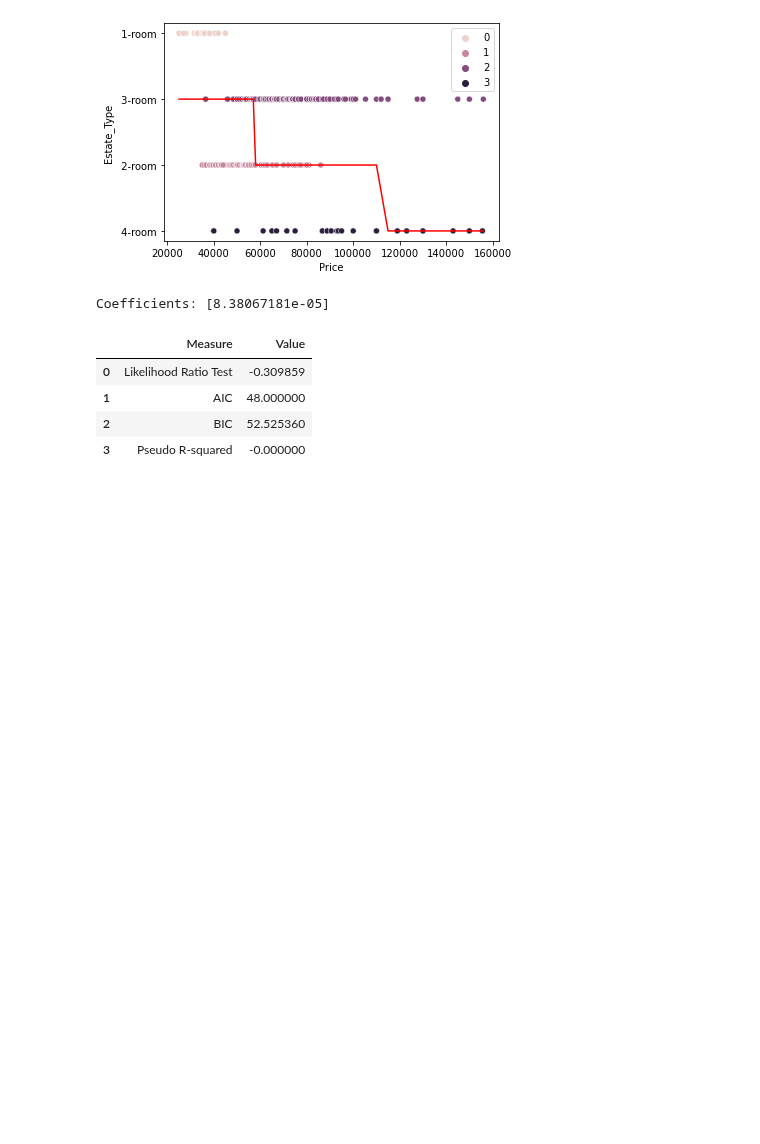
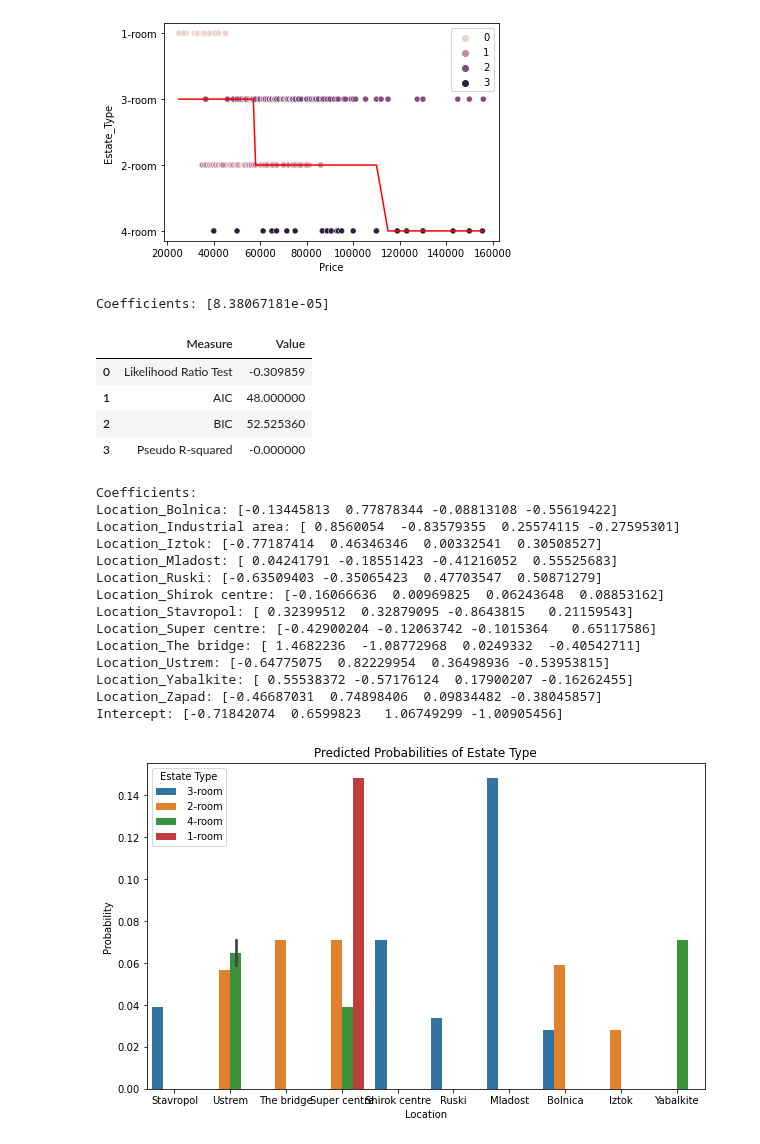
Before and after one commit to StefanRaychev/Web-scraping-and-data-analysis-of-estate-market, a Jupyter notebook: Scraping.ipynb, the cells around one changed output. Saved outputs shown, nothing was run; the diff lists cells and outputs as text; code cells hidden in the pictures; blank space fills up the shorter version.

```diff
--- a/Scraping.ipynb
+++ b/Scraping.ipynb
@@ -632,3 +632,73 @@ results_df
 | 1 | AIC | 48.000000 |
 | 2 | BIC | 52.525360 |
 | 3 | Pseudo R-squared | -0.000000 |
+# %%
+import pandas as pd
+import seaborn as sns
+import matplotlib.pyplot as plt
+from sklearn.model_selection import train_test_split
+from sklearn.linear_model import LogisticRegression
+from sklearn.preprocessing import OneHotEncoder
+from sklearn.compose import ColumnTransformer
+
+# Encode categorical variables
+df = df_estate_collection_all.copy()
+
+import pandas as pd
+import seaborn as sns
+import matplotlib.pyplot as plt
+from sklearn.model_selection import train_test_split
+from sklearn.linear_model import LogisticRegression
+from sklearn.preprocessing import OneHotEncoder
+from sklearn.compose import ColumnTransformer
+
+# Encode categorical variables
+encoder = OneHotEncoder(sparse=False)
+X_encoded = encoder.fit_transform(df[['Location']])
+y_encoded = df['Estate_Type']
+
+# Split the data into training and testing sets
+X_train, X_test, y_train, y_test = train_test_split(X_encoded, y_encoded, test_size=0.2, random_state=42)
+
+# Fit multinomial logistic regression model
+logreg = LogisticRegression(multi_class='multinomial', solver='lbfgs')
+logreg.fit(X_train, y_train)
+
+# Print the coefficients and intercepts
+print('Coefficients:')
+for i, feature_name in enumerate(encoder.get_feature_names(['Location'])):
+    print(f'{feature_name}: {logreg.coef_[:, i]}')
+print(f'Intercept: {logreg.intercept_}')
+
+# Predict probabilities for each class
+probabilities = logreg.predict_proba(X_test)
+
+# Create a new DataFrame with predicted probabilities
+pred_df = pd.DataFrame(probabilities, columns=logreg.classes_)
+pred_df['Location'] = df.loc[y_test.index, 'Location']
+pred_df['Estate_Type'] = y_test.reset_index(drop=True)
+
+# Visualize predicted probabilities
+plt.figure(figsize=(10, 6))
+sns.barplot(x='Location', y=' 1-room', hue='Estate_Type', data=pred_df)
+plt.xlabel('Location')
+plt.ylabel('Probability')
+plt.title('Predicted Probabilities of Estate Type')
+plt.legend(title='Estate Type')
+plt.show()
+# %% [output]
+Coefficients:
+Location_Bolnica: [-0.13445813  0.77878344 -0.08813108 -0.55619422]
+Location_Industrial area: [ 0.8560054  -0.83579355  0.25574115 -0.27595301]
+Location_Iztok: [-0.77187414  0.46346346  0.00332541  0.30508527]
+Location_Mladost: [ 0.04241791 -0.18551423 -0.41216052  0.55525683]
+Location_Ruski: [-0.63509403 -0.35065423  0.47703547  0.50871279]
+Location_Shirok centre: [-0.16066636  0.00969825  0.06243648  0.08853162]
+Location_Stavropol: [ 0.32399512  0.32879095 -0.8643815   0.21159543]
+Location_Super centre: [-0.42900204 -0.12063742 -0.1015364   0.65117586]
+Location_The bridge: [ 1.4682236  -1.08772968  0.0249332  -0.40542711]
+Location_Ustrem: [-0.64775075  0.82229954  0.36498936 -0.53953815]
+Location_Yabalkite: [ 0.55538372 -0.57176124  0.17900207 -0.16262455]
+Location_Zapad: [-0.46687031  0.74898406  0.09834482 -0.38045857]
+Intercept: [-0.71842074  0.6599823   1.06749299 -1.00905456]
+[figure, added]
```
Also changed, not shown: parts of 2 cells of this notebook.
